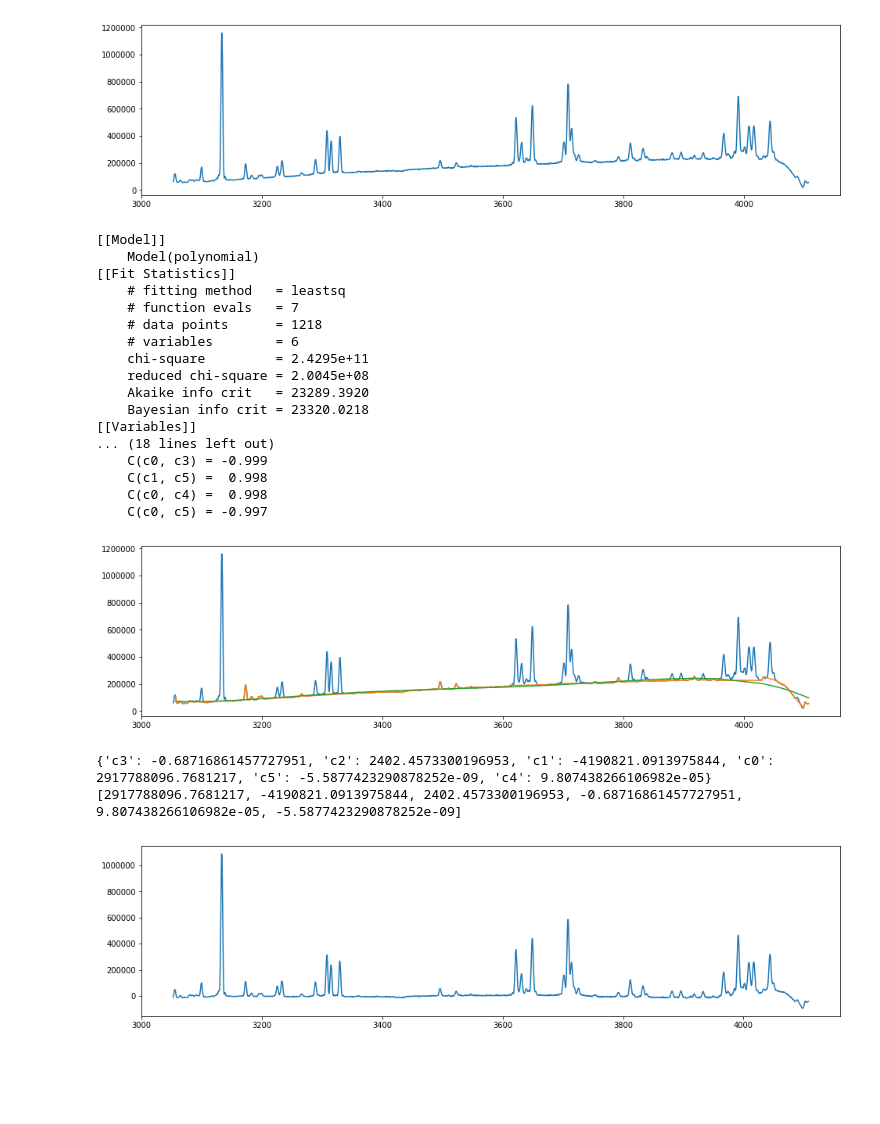
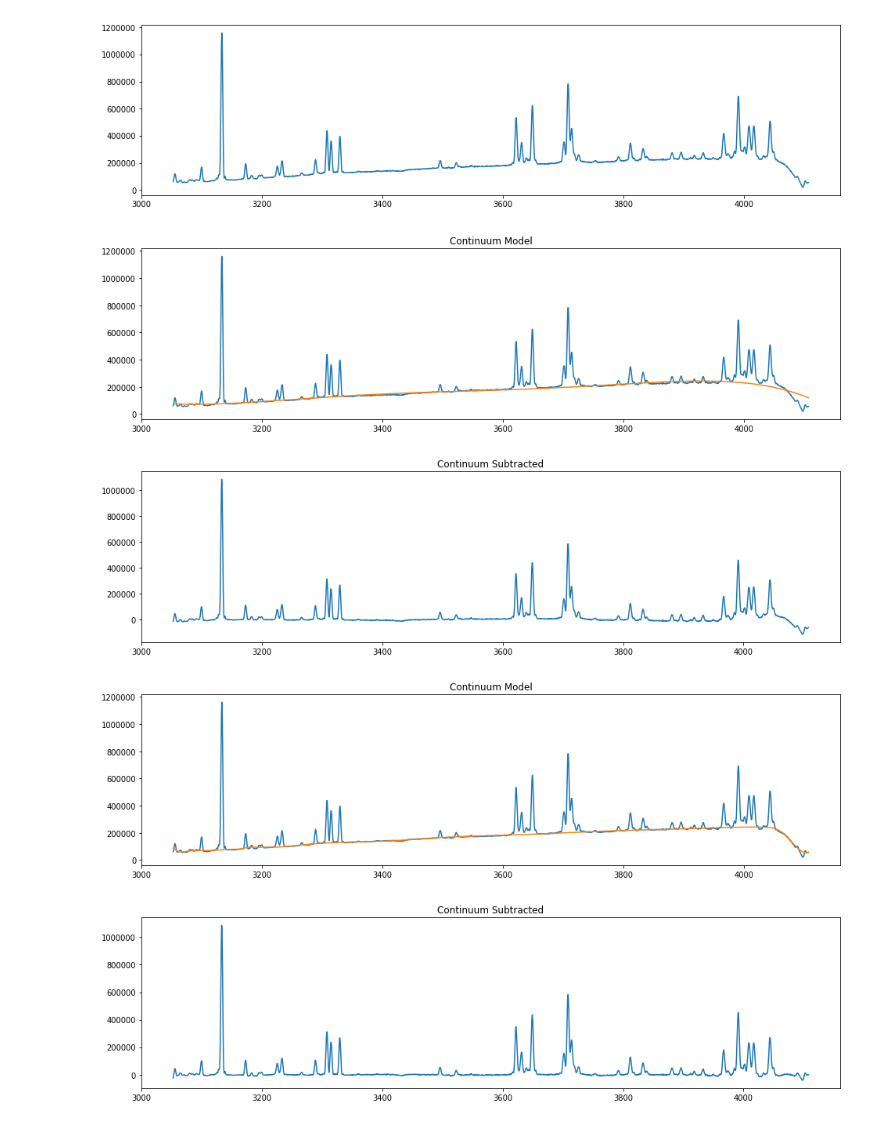
Before and after one commit to pssncp142/NIX_Testing, a Jupyter notebook: Spectra_test.ipynb, the cells around one changed output. Drawn from its saved outputs; the diff is of its cells as text; code cells hidden in the pictures; blank space fills up the shorter version.

Commit message:
continnum subtraction methods

```diff
--- a/Spectra_test.ipynb
+++ b/Spectra_test.ipynb
@@ -46,26 +46,12 @@ NIX_Lamp.calibrate(ref_lines=ref_lines, dark=NIX_Lamp_off)
     C(c0, c2) =  0.851
 [figure]
 # %%
-NIX_Lamp.subtractContinuum(5)
+NIX_Lamp.subtractContinuum(method='polynomial', order=5)
 # %% [output]
-[[Model]]
-    Model(polynomial)
-[[Fit Statistics]]
-    # fitting method   = leastsq
-    # function evals   = 7
-    # data points      = 1218
-    # variables        = 6
-    chi-square         = 2.4295e+11
-    reduced chi-square = 2.0045e+08
-    Akaike info crit   = 23289.3920
-    Bayesian info crit = 23320.0218
-[[Variables]]
-... (18 lines left out)
-    C(c0, c3) = -0.999
-    C(c1, c5) =  0.998
-    C(c0, c4) =  0.998
-    C(c0, c5) = -0.997
-[figure, old version]
+[figure, new version]
-{'c3': -0.68716861457727951, 'c2': 2402.4573300196953, 'c1': -4190821.0913975844, 'c0': 2917788096.7681217, 'c5': -5.5877423290878252e-09, 'c4': 9.807438266106982e-05}
-[2917788096.7681217, -4190821.0913975844, 2402.4573300196953, -0.68716861457727951, 9.807438266106982e-05, -5.5877423290878252e-09]
-[figure, old version]
+[figure, new version]
+# %%
+NIX_Lamp.subtractContinuum(method='spline', order=3)
+# %% [output]
+[figure, added]
+[figure, added]
```
Also changed, not shown: parts of 1 cell of this notebook, 3 other files.
